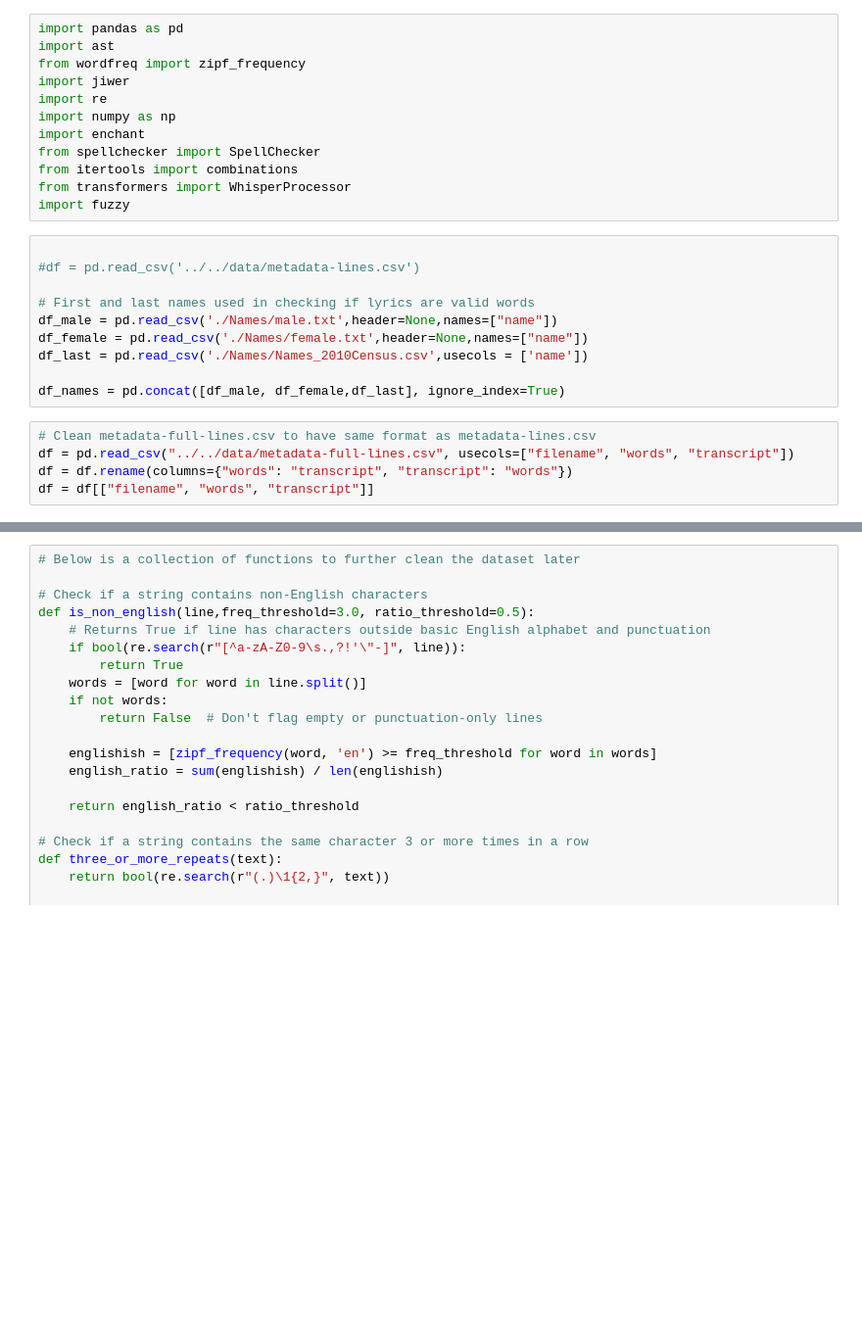
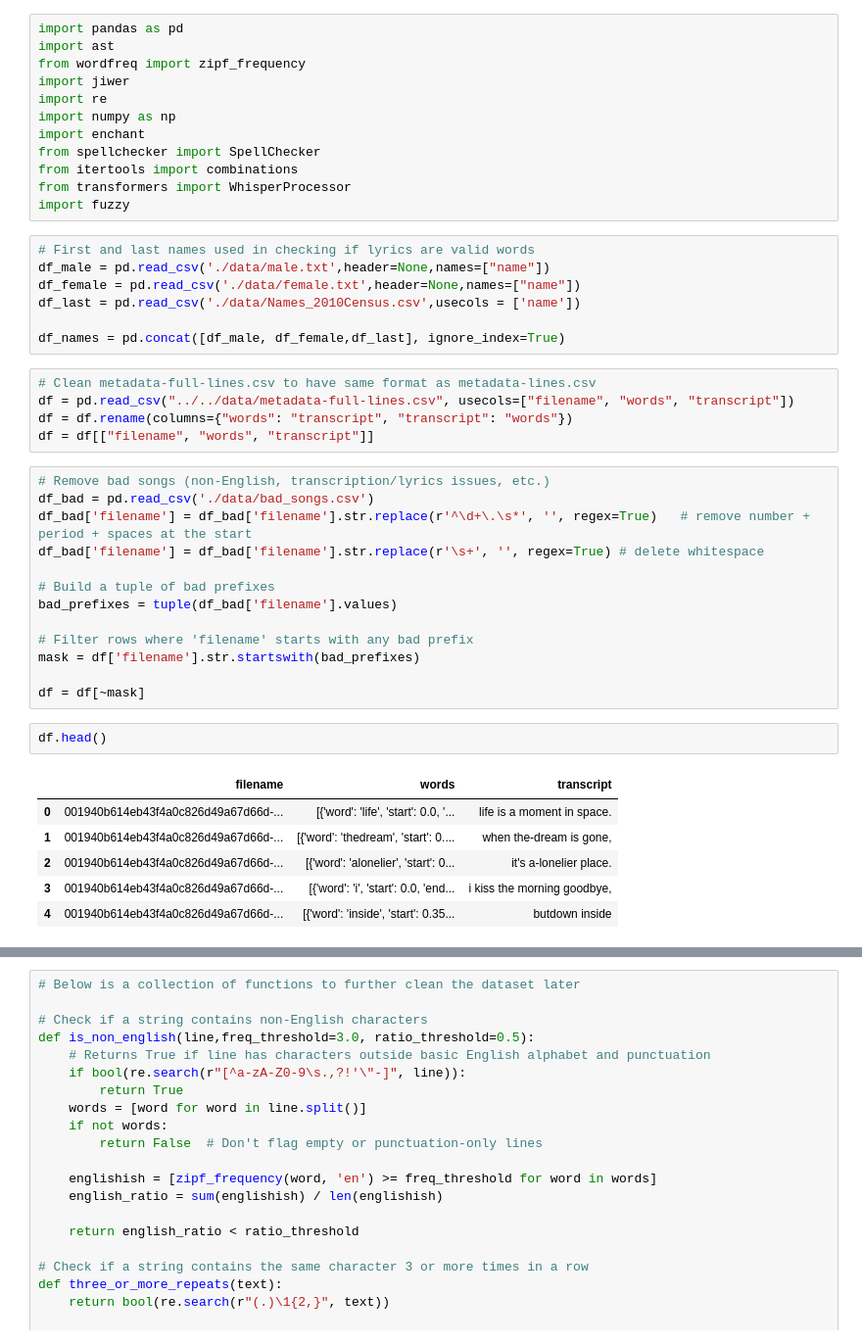
Before and after one commit to dclark202/auto-censoring, a Jupyter notebook: notebooks/line-dataset-normalizer/line-dataset-normalizer.ipynb, the cells around one changed output, grey strips where cells are left out. Shown: that part at 98% size. Drawn from its saved outputs; the diff is of its cells as text; blank space fills up the shorter version.

Commit message:
Remove bad songs from metadata-full-lines

```diff
--- a/notebooks/line-dataset-normalizer/line-dataset-normalizer.ipynb
+++ b/notebooks/line-dataset-normalizer/line-dataset-normalizer.ipynb
@@ -42,13 +42,10 @@ from itertools import combinations
 from transformers import WhisperProcessor
 import fuzzy
 # %%
-
-#df = pd.read_csv('../../data/metadata-lines.csv')
-
 # First and last names used in checking if lyrics are valid words
-df_male = pd.read_csv('./Names/male.txt',header=None,names=["name"])
-df_female = pd.read_csv('./Names/female.txt',header=None,names=["name"])
-df_last = pd.read_csv('./Names/Names_2010Census.csv',usecols = ['name'])
+df_male = pd.read_csv('./data/male.txt',header=None,names=["name"])
+df_female = pd.read_csv('./data/female.txt',header=None,names=["name"])
+df_last = pd.read_csv('./data/Names_2010Census.csv',usecols = ['name'])
 
 df_names = pd.concat([df_male, df_female,df_last], ignore_index=True)
 # %%
@@ -56,3 +53,25 @@ df_names = pd.concat([df_male, df_female,df_last], ignore_index=True)
 df = pd.read_csv("../../data/metadata-full-lines.csv", usecols=["filename", "words", "transcript"])
 df = df.rename(columns={"words": "transcript", "transcript": "words"})
 df = df[["filename", "words", "transcript"]]
+# %%
+# Remove bad songs (non-English, transcription/lyrics issues, etc.)
+df_bad = pd.read_csv('./data/bad_songs.csv')
+df_bad['filename'] = df_bad['filename'].str.replace(r'^\d+\.\s*', '', regex=True)   # remove number + period + spaces at the start
+df_bad['filename'] = df_bad['filename'].str.replace(r'\s+', '', regex=True) # delete whitespace
+
+# Build a tuple of bad prefixes
+bad_prefixes = tuple(df_bad['filename'].values)
+
+# Filter rows where 'filename' starts with any bad prefix
+mask = df['filename'].str.startswith(bad_prefixes)
+
+df = df[~mask]
+# %%
+df.head()
+# %% [output]
+|  | filename | words | transcript |
+| 0 | 001940b614eb43f4a0c826d49a67d66d-... | [{'word': 'life', 'start': 0.0, '... | life is a moment in space. |
+| 1 | 001940b614eb43f4a0c826d49a67d66d-... | [{'word': 'thedream', 'start': 0.... | when the-dream is gone, |
+| 2 | 001940b614eb43f4a0c826d49a67d66d-... | [{'word': 'alonelier', 'start': 0... | it's a-lonelier place. |
+| 3 | 001940b614eb43f4a0c826d49a67d66d-... | [{'word': 'i', 'start': 0.0, 'end... | i kiss the morning goodbye, |
+| 4 | 001940b614eb43f4a0c826d49a67d66d-... | [{'word': 'inside', 'start': 0.35... | butdown inside |
```
Also changed, not shown: parts of 10 cells of this notebook, 4 other files.
